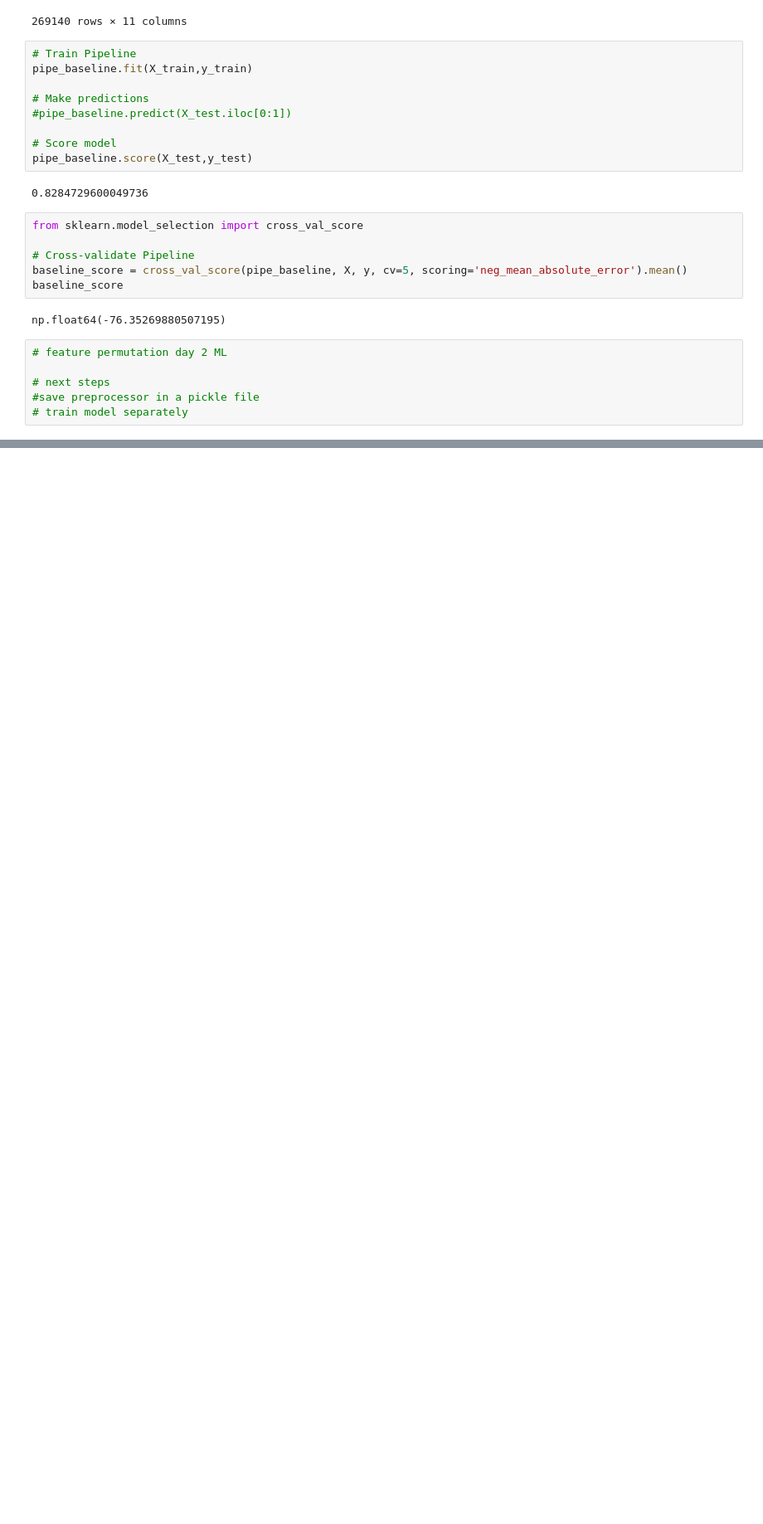
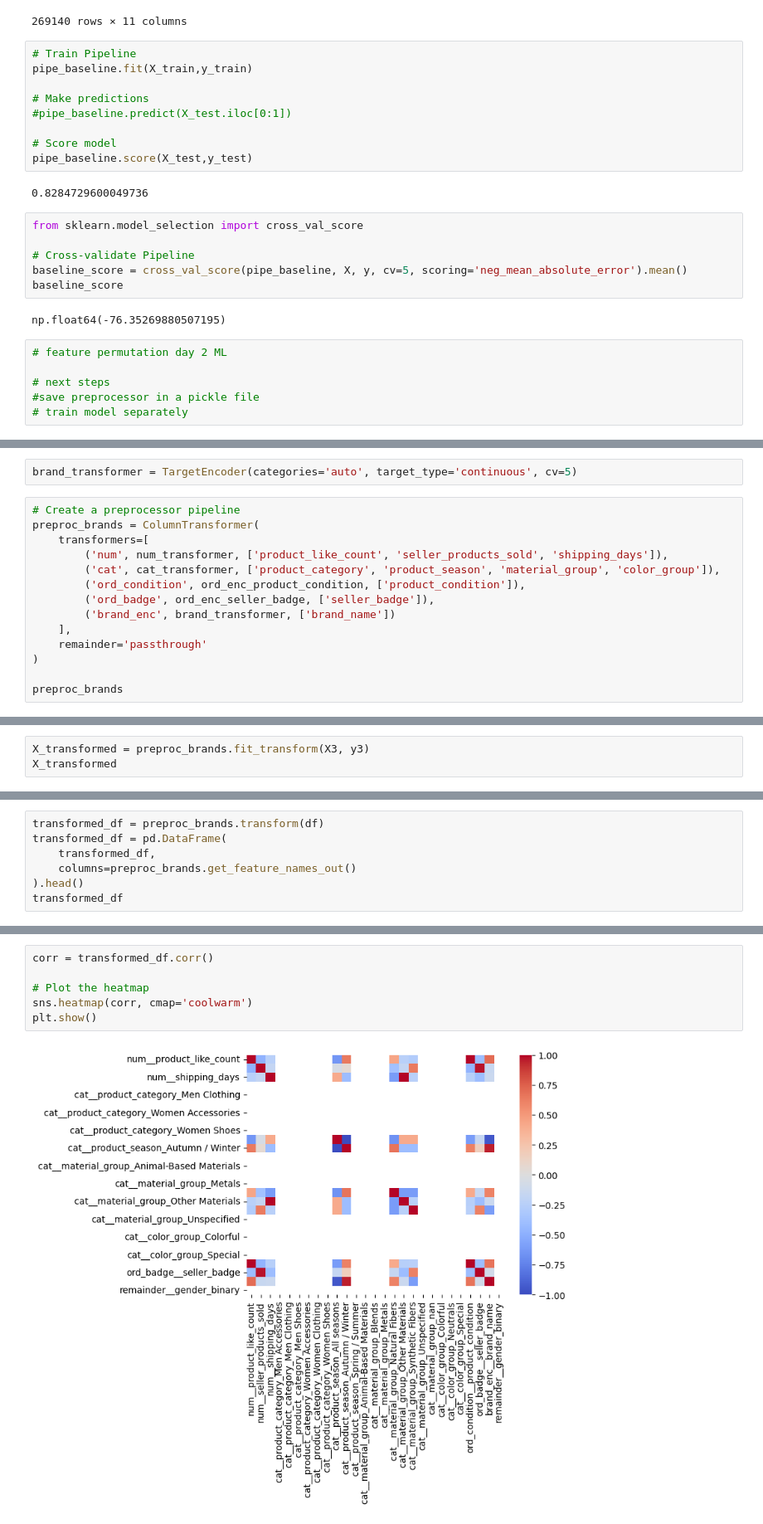
Before and after one commit to aplabey/2nd_hand_fashion_valuation, a Jupyter notebook: notebooks/aplabey_eda.ipynb, the cells around one changed output, grey strips where cells are left out. Shown at 83% size. Cells and saved outputs as stored; diff of their text form; blank space fills up the shorter version.

```diff
--- a/notebooks/aplabey_eda.ipynb
+++ b/notebooks/aplabey_eda.ipynb
@@ -700,0 +734,16 @@ np.float64(-76.35269880507195)
+# %%
+brand_transformer = TargetEncoder(categories='auto', target_type='continuous', cv=5)
+# %%
+# Create a preprocessor pipeline
+preproc_brands = ColumnTransformer(
+    transformers=[
+        ('num', num_transformer, ['product_like_count', 'seller_products_sold', 'shipping_days']),
+        ('cat', cat_transformer, ['product_category', 'product_season', 'material_group', 'color_group']),
+        ('ord_condition', ord_enc_product_condition, ['product_condition']),
+        ('ord_badge', ord_enc_seller_badge, ['seller_badge']),
+        ('brand_enc', brand_transformer, ['brand_name'])
+    ],
+    remainder='passthrough'
+)
+
+preproc_brands
@@ -700,0 +768,3 @@ np.float64(-76.35269880507195)
+# %%
+X_transformed = preproc_brands.fit_transform(X3, y3)
+X_transformed
@@ -700,0 +869,7 @@ np.float64(-76.35269880507195)
+# %%
+transformed_df = preproc_brands.transform(df)
+transformed_df = pd.DataFrame(
+    transformed_df,
+    columns=preproc_brands.get_feature_names_out()
+).head()
+transformed_df
@@ -700,0 +884,8 @@ np.float64(-76.35269880507195)
+# %%
+corr = transformed_df.corr()
+
+# Plot the heatmap
+sns.heatmap(corr, cmap='coolwarm')
+plt.show()
+# %% [output]
+[figure, added]
```
Also changed, not shown: parts of 19 cells of this notebook.
